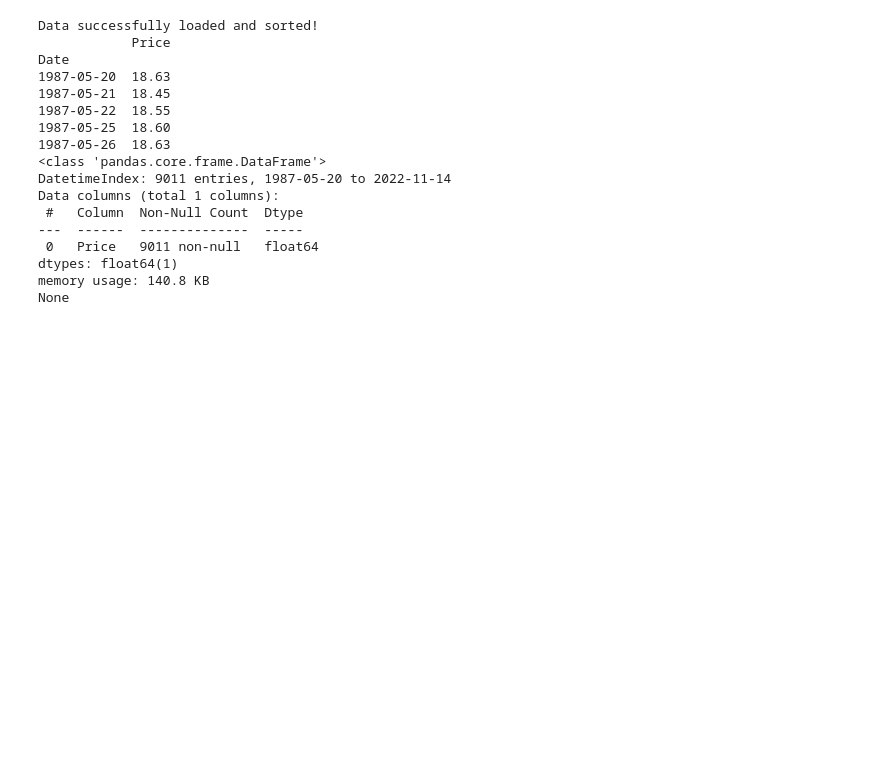
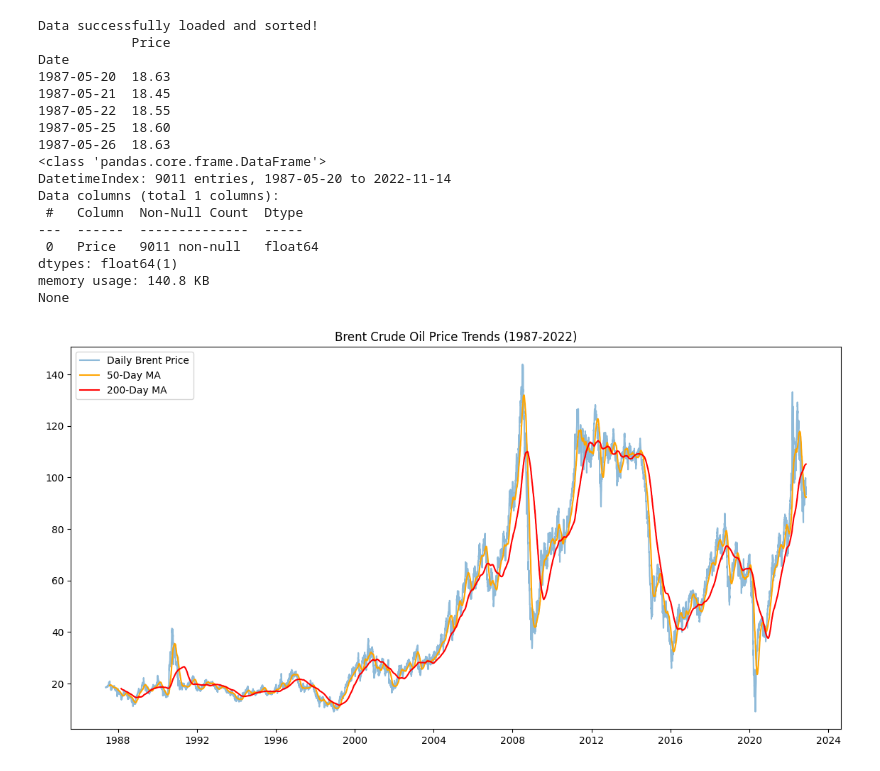
Before and after one commit to Hermi-101/oil_analysis, a Jupyter notebook: notebooks/01_eda_and_statistical_analysis.ipynb, the cells around one changed output. Cells and saved outputs as stored; diff of their text form; code cells hidden in the pictures; blank space fills up the shorter version.

Commit message:
analysis: add trend visualization and moving average analysis

```diff
--- a/notebooks/01_eda_and_statistical_analysis.ipynb
+++ b/notebooks/01_eda_and_statistical_analysis.ipynb
@@ -44,3 +44,13 @@ Data columns (total 1 columns):
 dtypes: float64(1)
 memory usage: 140.8 KB
 None
+# %%
+plt.figure(figsize=(14, 7))
+plt.plot(df['Price'], label='Daily Brent Price', alpha=0.5)
+plt.plot(df['Price'].rolling(window=50).mean(), label='50-Day MA', color='orange')
+plt.plot(df['Price'].rolling(window=200).mean(), label='200-Day MA', color='red')
+plt.title('Brent Crude Oil Price Trends (1987-2022)')
+plt.legend()
+plt.show()
+# %% [output]
+[figure, added]
```
Also changed, not shown: 1 other file.
